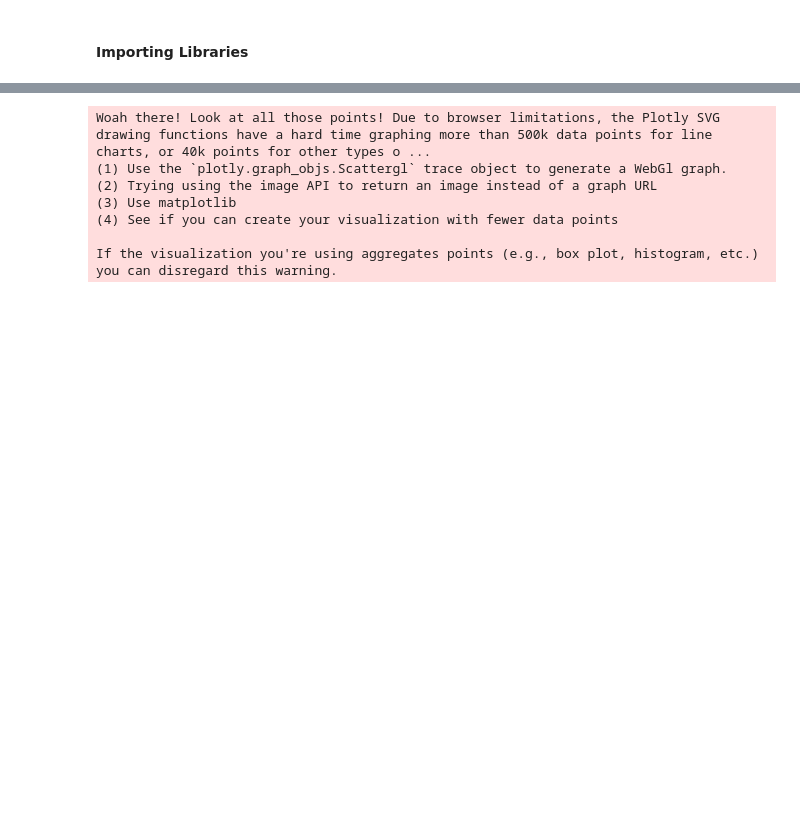
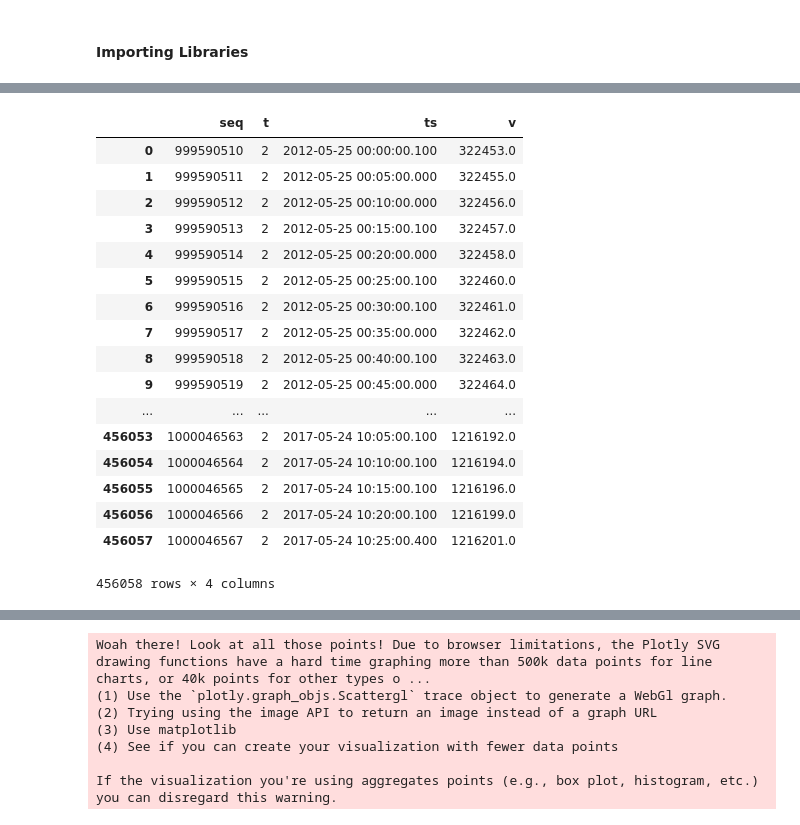
Before and after one commit to rshamsy/Summer-Research, a Jupyter notebook: dataExp.ipynb, the cells around one changed output, grey strips where cells are left out. Drawn from its saved outputs; the diff is of its cells as text; code cells hidden in the pictures; blank space fills up the shorter version.

```diff
--- a/dataExp.ipynb
+++ b/dataExp.ipynb
@@ -17,0 +60,21 @@ sixDF = pd.read_csv("/Users/MHK/Documents/Rahim/Western/research17/DataExp/CC_CM
+# %%
+threeDF
+# %% [output]
+|  | seq | t | ts | v |
+| 0 | 999590510 | 2 | 2012-05-25 00:00:00.100 | 322453.0 |
+| 1 | 999590511 | 2 | 2012-05-25 00:05:00.000 | 322455.0 |
+| 2 | 999590512 | 2 | 2012-05-25 00:10:00.000 | 322456.0 |
+| 3 | 999590513 | 2 | 2012-05-25 00:15:00.100 | 322457.0 |
+| 4 | 999590514 | 2 | 2012-05-25 00:20:00.000 | 322458.0 |
+| 5 | 999590515 | 2 | 2012-05-25 00:25:00.100 | 322460.0 |
+| 6 | 999590516 | 2 | 2012-05-25 00:30:00.100 | 322461.0 |
+| 7 | 999590517 | 2 | 2012-05-25 00:35:00.000 | 322462.0 |
+| 8 | 999590518 | 2 | 2012-05-25 00:40:00.100 | 322463.0 |
+| 9 | 999590519 | 2 | 2012-05-25 00:45:00.000 | 322464.0 |
+| ... | ... | ... | ... | ... |
+| 456053 | 1000046563 | 2 | 2017-05-24 10:05:00.100 | 1216192.0 |
+| 456054 | 1000046564 | 2 | 2017-05-24 10:10:00.100 | 1216194.0 |
+| 456055 | 1000046565 | 2 | 2017-05-24 10:15:00.100 | 1216196.0 |
+| 456056 | 1000046566 | 2 | 2017-05-24 10:20:00.100 | 1216199.0 |
+| 456057 | 1000046567 | 2 | 2017-05-24 10:25:00.400 | 1216201.0 |
+456058 rows × 4 columns
```
Also changed, not shown: parts of 8 cells of this notebook, 4 other files.
